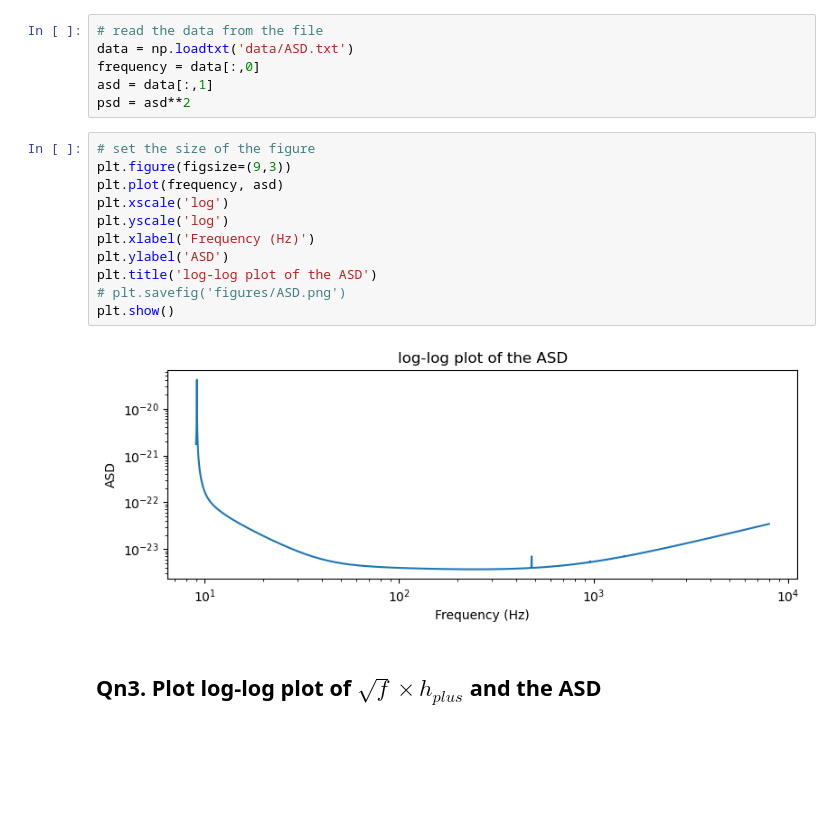
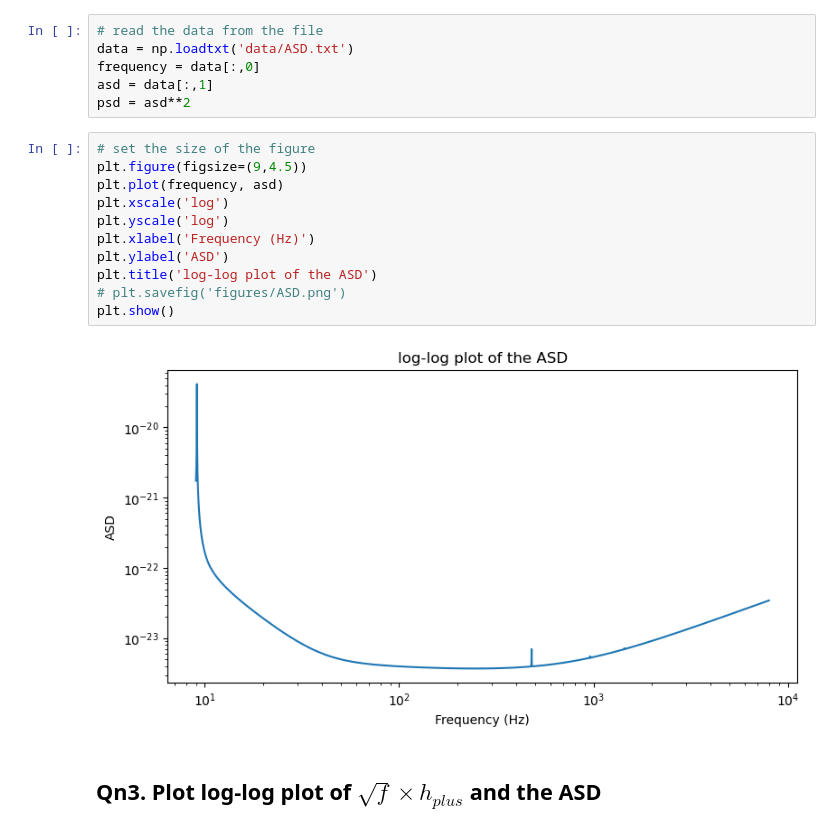
Before and after one commit to ZhongXinyu/Gravitational-Waves-Detection, a Jupyter notebook: part1.ipynb, the cells around one changed output. Saved outputs shown, nothing was run; the diff lists cells and outputs as text; blank space fills up the shorter version.

```diff
--- a/part1.ipynb
+++ b/part1.ipynb
@@ -65,17 +83,17 @@ asd = data[:,1]
 psd = asd**2
 # %%
 # set the size of the figure
-plt.figure(figsize=(9,3))
+plt.figure(figsize=(9,4.5))
 plt.plot(frequency, asd)
 plt.xscale('log')
 plt.yscale('log')
 plt.xlabel('Frequency (Hz)')
 plt.ylabel('ASD')
 plt.title('log-log plot of the ASD')
 # plt.savefig('figures/ASD.png')
 plt.show()
 # %% [output]
-[figure, old version]
+[figure, new version]
 # %% [markdown]
 ## Qn3. Plot log-log plot of $\sqrt{f} \times h_{plus}$ and the ASD
 # %%
```
Also changed, not shown: parts of 4 cells of this notebook.
